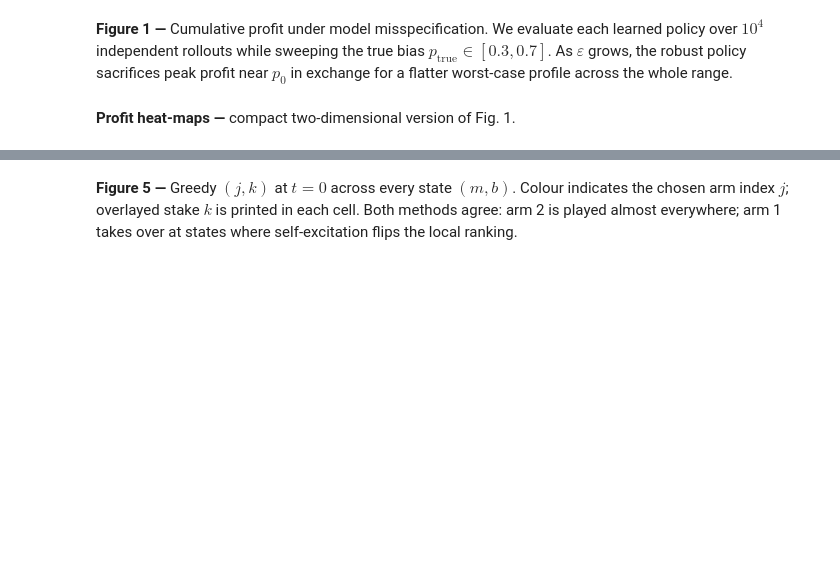
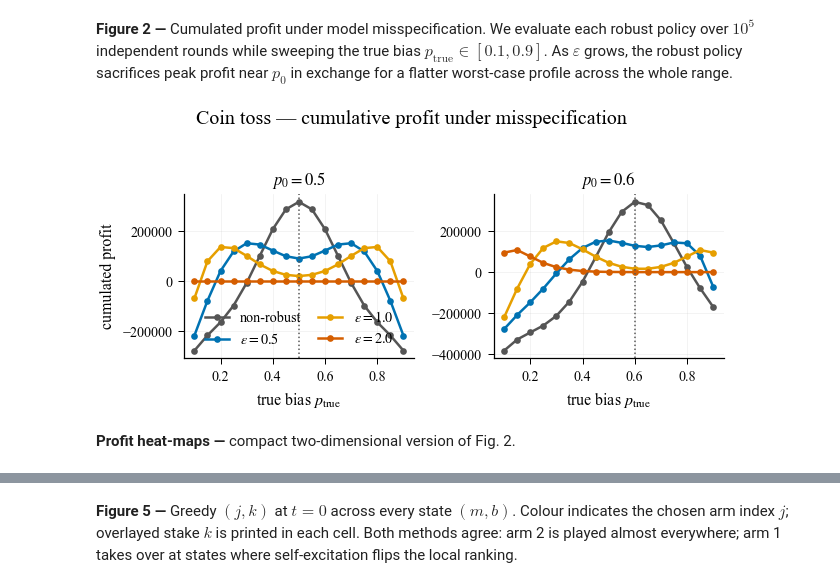
Before and after one commit to YadhHafsi/Policy-Gradient-Learning-for-Distributionally-Robust-Optimization, a Jupyter notebook: experiments.ipynb, the cells around one changed output, grey strips where cells are left out. Drawn from its saved outputs; the diff is of its cells as text; code cells hidden in the pictures; blank space fills up the shorter version.

```diff
--- a/experiments.ipynb
+++ b/experiments.ipynb
@@ -101,7 +119,7 @@ plt.show()
 # %% [markdown]
-**Figure&nbsp;1 &mdash;** Cumulative profit under model misspecification. We evaluate each learned policy over $10^4$ independent rollouts while sweeping the true bias $p_{\mathrm{true}}\in[0.3,0.7]$. As $\varepsilon$ grows, the robust policy sacrifices peak profit near $p_0$ in exchange for a flatter worst-case profile across the whole range.
+**Figure&nbsp;2 &mdash;** Cumulated profit under model misspecification. We evaluate each robust policy over $10^5$ independent rounds while sweeping the true bias $p_{\mathrm{true}}\in[0.1,0.9]$. As $\varepsilon$ grows, the robust policy sacrifices peak profit near $p_0$ in exchange for a flatter worst-case profile across the whole range.
 # %%
-p_true_grid = np.linspace(0.3, 0.7, 21)
+p_true_grid = np.linspace(0.1, 0.9, 17)
 
 def misspec_policies(p0):
     spec = coin_toss.CoinTossSpec(n=10, T=10, p0=p0)
@@ -110,49 +128,51 @@ def misspec_policies(p0):
         r, t, P0, c, eps=eps, q=1, T=spec.T)[2]
                   for eps in [0.0, 0.5, 1.0, 2.0]}
 
-# Compute once, share between Fig. 1 line plots and the heat-map below.
+# Compute once, share between Fig. 2 line plots and the heat-map below.
 misspec = {}
 for p0 in [0.5, 0.6]:
     spec, policies = misspec_policies(p0)
     profits = {eps: np.array([coin_toss.simulate_profit(
-                   pi, pt, spec, n_games=10_000, seed=0).mean()
+                   pi, pt, spec, n_games=100_000, seed=0).sum()
                    for pt in p_true_grid])
                for eps, pi in policies.items()}
     misspec[p0] = dict(spec=spec, policies=policies, profits=profits)
 
 fig, axes = plotting.new_fig(width_frac=1.0, columns=2, height=2.6)
 cols = [plotting.PALETTE[k] for k in ('grey', 'blue', 'orange', 'red')]
 for ax, p0 in zip(axes, [0.5, 0.6]):
     for (eps, profits), col in zip(misspec[p0]['profits'].items(), cols):
         lab = 'non-robust' if eps == 0 else rf'$\varepsilon={eps}$'
         ax.plot(p_true_grid, profits, color=col, label=lab,
                 marker='o', ms=3, linewidth=1.5)
     ax.axvline(p0, color=plotting.PALETTE['grey'], linestyle=':', lw=0.9)
     ax.set_xlabel(r'true bias $p_{\mathrm{true}}$')
     ax.set_title(rf'$p_0={p0}$')
-axes[0].set_ylabel('mean cumulative profit')
+axes[0].set_ylabel('cumulated profit')
 axes[0].legend(loc='lower center', ncol=2)
 fig.suptitle('Coin toss — cumulative profit under misspecification', y=1.02)
 fig.tight_layout()
 plotting.savefig(fig, os.path.join(FIG, 'coin_toss_misspecification_panel'))
 for p0 in [0.5, 0.6]:
     fig2, ax = plotting.new_fig(width_frac=0.55, aspect=0.72)
     for (eps, profits), col in zip(misspec[p0]['profits'].items(), cols):
         lab = 'non-robust' if eps == 0 else rf'$\varepsilon={eps}$'
         ax.plot(p_true_grid, profits, color=col, label=lab,
                 marker='o', ms=3, linewidth=1.5)
     ax.axvline(p0, color=plotting.PALETTE['grey'], linestyle=':', lw=0.9)
     ax.set_xlabel(r'true bias $p_{\mathrm{true}}$')
-    ax.set_ylabel('mean cumulative profit')
+    ax.set_ylabel('cumulated profit')
     ax.set_title('Coin toss — misspecification ' + rf'($p_0={p0}$)')
     ax.legend(loc='lower right')
     fig2.tight_layout()
     suffix = '' if p0 == 0.5 else f'_p0{p0}'
     plotting.savefig(fig2, os.path.join(FIG, f'coin_toss_misspecification{suffix}'))
     plt.close(fig2)
 plt.show()
+# %% [output]
+[figure, added]
 # %% [markdown]
-**Profit heat-maps &mdash;** compact two-dimensional version of Fig.&nbsp;1.
+**Profit heat-maps &mdash;** compact two-dimensional version of Fig.&nbsp;2.
 # %%
 for p0 in [0.5, 0.6]:
     eps_vals = list(misspec[p0]['profits'].keys())
```
Also changed, not shown: parts of 24 cells of this notebook, 20 other files.
